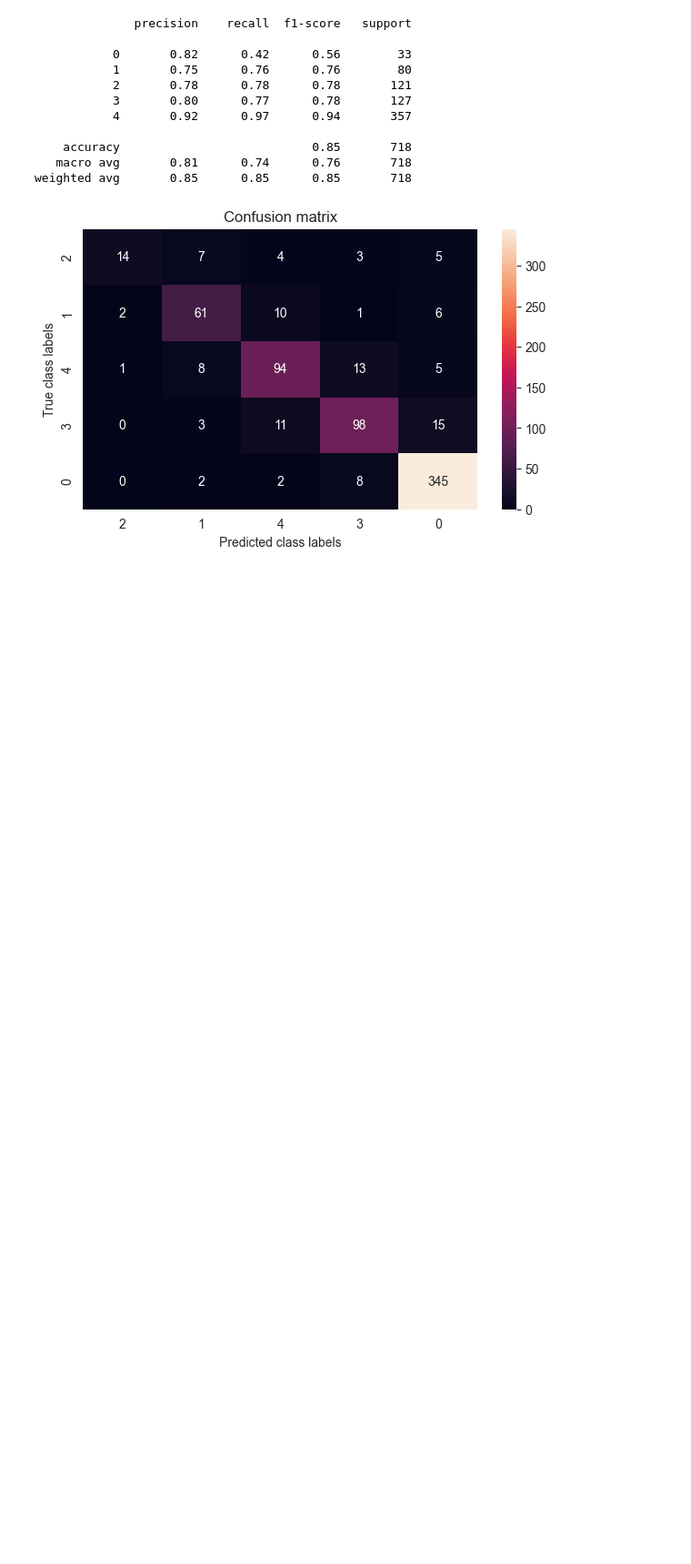
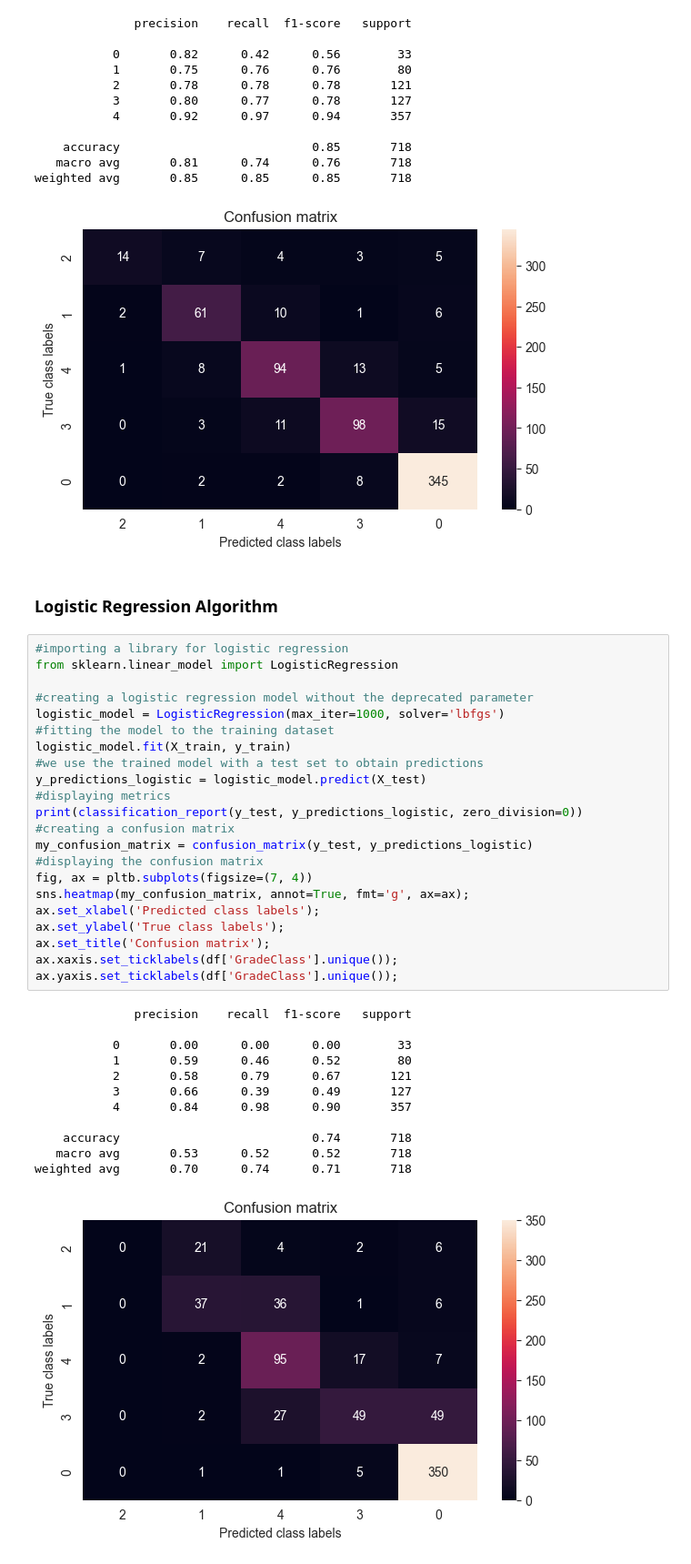
Before and after one commit to Tuncaylctr/machine-learning-assignment-python, a Jupyter notebook: machine_learning_bluprint.ipynb, the cells around one changed output. Shown at 91% size. Cells and saved outputs as stored; diff of their text form; blank space fills up the shorter version.

Commit message:
Adding Logistic Regression Algorithm

```diff
--- a/machine_learning_bluprint.ipynb
+++ b/machine_learning_bluprint.ipynb
@@ -454,3 +456,40 @@ ax.yaxis.set_ticklabels(df['GradeClass'].unique());
    macro avg       0.81      0.74      0.76       718
 weighted avg       0.85      0.85      0.85       718
 [figure]
+# %% [markdown]
+### Logistic Regression Algorithm
+# %%
+#importing a library for logistic regression
+from sklearn.linear_model import LogisticRegression
+
+#creating a logistic regression model without the deprecated parameter
+logistic_model = LogisticRegression(max_iter=1000, solver='lbfgs')
+#fitting the model to the training dataset
+logistic_model.fit(X_train, y_train)
+#we use the trained model with a test set to obtain predictions
+y_predictions_logistic = logistic_model.predict(X_test)
+#displaying metrics
+print(classification_report(y_test, y_predictions_logistic, zero_division=0))
+#creating a confusion matrix
+my_confusion_matrix = confusion_matrix(y_test, y_predictions_logistic)
+#displaying the confusion matrix
+fig, ax = pltb.subplots(figsize=(7, 4))
+sns.heatmap(my_confusion_matrix, annot=True, fmt='g', ax=ax);
+ax.set_xlabel('Predicted class labels');
+ax.set_ylabel('True class labels');
+ax.set_title('Confusion matrix');
+ax.xaxis.set_ticklabels(df['GradeClass'].unique());
+ax.yaxis.set_ticklabels(df['GradeClass'].unique());
+# %% [output]
+              precision    recall  f1-score   support
+
+           0       0.00      0.00      0.00        33
+           1       0.59      0.46      0.52        80
+           2       0.58      0.79      0.67       121
+           3       0.66      0.39      0.49       127
+           4       0.84      0.98      0.90       357
+
+    accuracy                           0.74       718
+   macro avg       0.53      0.52      0.52       718
+weighted avg       0.70      0.74      0.71       718
+[figure, added]
```
Also changed, not shown: parts of 5 cells of this notebook.
